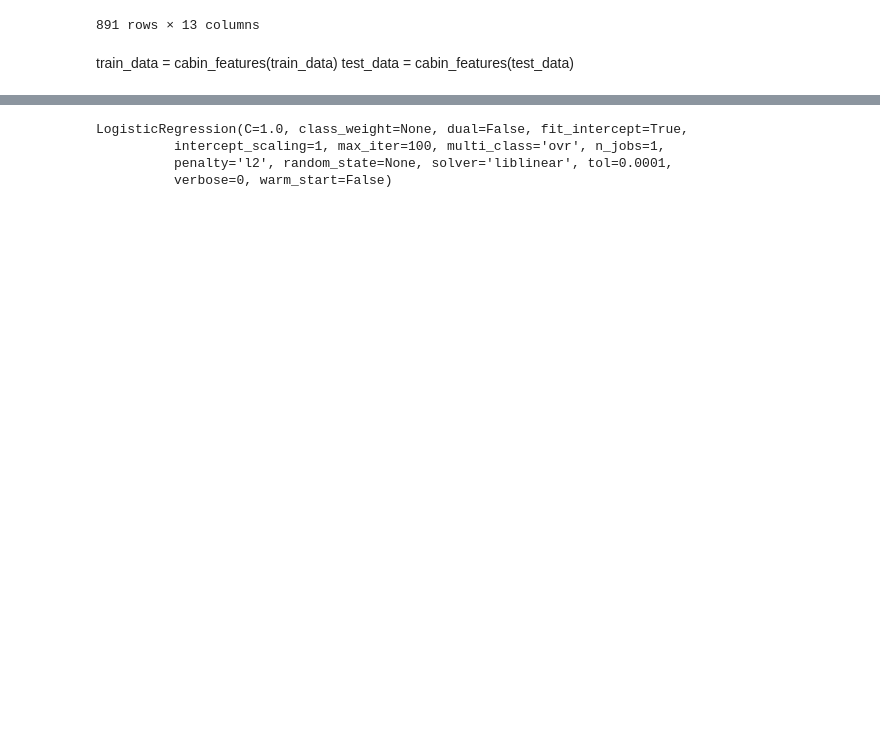
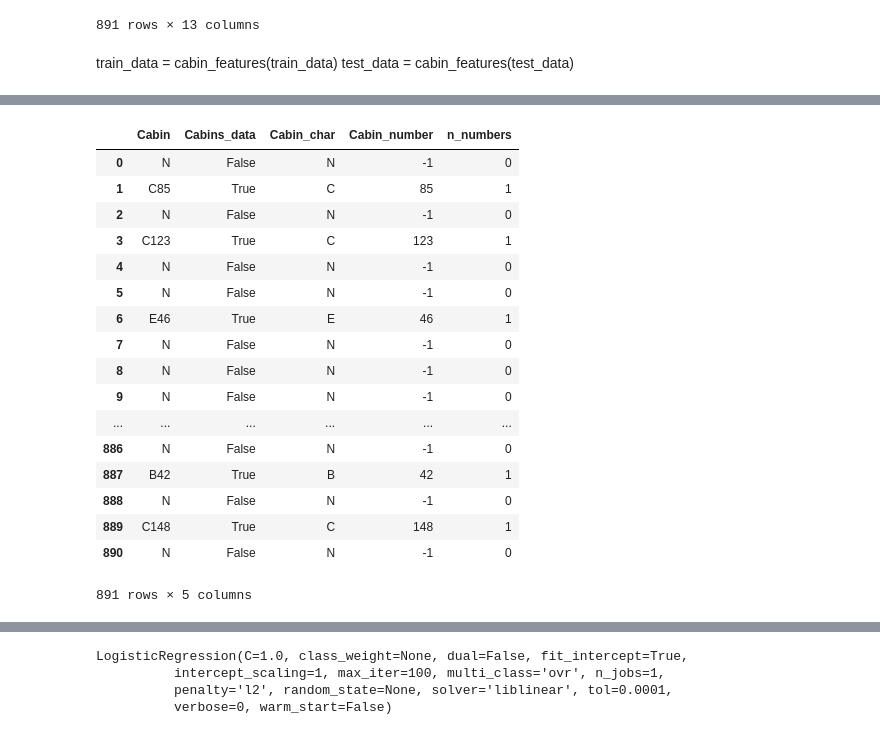
Before and after one commit to PL1N/Titanic-Dataset, a Jupyter notebook: TitanicDatasetSolve.ipynb, the cells around one changed output, grey strips where cells are left out. Drawn from its saved outputs; the diff is of its cells as text; code cells hidden in the pictures; blank space fills up the shorter version.

Commit message:
Parse cabin

```diff
--- a/TitanicDatasetSolve.ipynb
+++ b/TitanicDatasetSolve.ipynb
@@ -82,24 +83,6 @@ train_data
 | 889 | 890 | 1 | 1 | Behr, Mr. Karl Howell | male | 26.0 | 0 | 0 | 111369 | 30.0000 | ... |
 | 890 | 891 | 0 | 3 | Dooley, Mr. Patrick | male | 32.0 | 0 | 0 | 370376 | 7.7500 | ... |
 891 rows × 13 columns
-# %%
-#Working with cabins
-def cabin_features(data) :
-    features = []
-    for cabin in data :
-        cabins = data["Cabin"].split(" ")
-        n_cabins = len(cabins)
-        try:
-            cabin_char = cabins[0][0]
-        except IndexError :
-                cabin_char = "X"
-                n_cabins = 0
-        try :
-            cabin_num = int(cabins[0][1:])
-        except :
-                cabin_num = -1
-        features.append([cabin_char , cabin_num , n_cabins])
-    return features
 # %% [markdown]
 train_data = cabin_features(train_data)
 test_data = cabin_features(test_data)
@@ -153,3 +173,39 @@ Name: Cabin, Length: 147, dtype: int64
+# %%
+def select_column_from_matrix(matrix ,index_of_column) :
+    result = []
+    for i in range(len(matrix)) :
+        result.append(matrix[i][index_of_column])
+    return result
+# %%
+#Fill a table
+train_cabins_only = train_data[["Cabin"]].copy()
+train_cabins_only["Cabins_data"] = train_cabins_only["Cabin"].apply(lambda x : False if x != x  else True )
+train_cabins_only["Cabin"] =  train_cabins_only["Cabin"].apply(lambda x : "N" if x != x else x)
+# %%
+features = cabin_features(train_cabins_only["Cabin"])
+train_cabins_only["Cabin_char"] = select_column_from_matrix(features,0)
+train_cabins_only["Cabin_number"] = select_column_from_matrix(features,1)
+train_cabins_only["n_numbers"] = select_column_from_matrix(features,2)
+train_cabins_only
+# %% [output]
+|  | Cabin | Cabins_data | Cabin_char | Cabin_number | n_numbers |
+| 0 | N | False | N | -1 | 0 |
+| 1 | C85 | True | C | 85 | 1 |
+| 2 | N | False | N | -1 | 0 |
+| 3 | C123 | True | C | 123 | 1 |
+| 4 | N | False | N | -1 | 0 |
+| 5 | N | False | N | -1 | 0 |
+| 6 | E46 | True | E | 46 | 1 |
+| 7 | N | False | N | -1 | 0 |
+| 8 | N | False | N | -1 | 0 |
+| 9 | N | False | N | -1 | 0 |
+| ... | ... | ... | ... | ... | ... |
+| 886 | N | False | N | -1 | 0 |
+| 887 | B42 | True | B | 42 | 1 |
+| 888 | N | False | N | -1 | 0 |
+| 889 | C148 | True | C | 148 | 1 |
+| 890 | N | False | N | -1 | 0 |
+891 rows × 5 columns
 # %%
 train_data.head(20)
 # %% [output]
```
Also changed, not shown: parts of 4 cells of this notebook.
